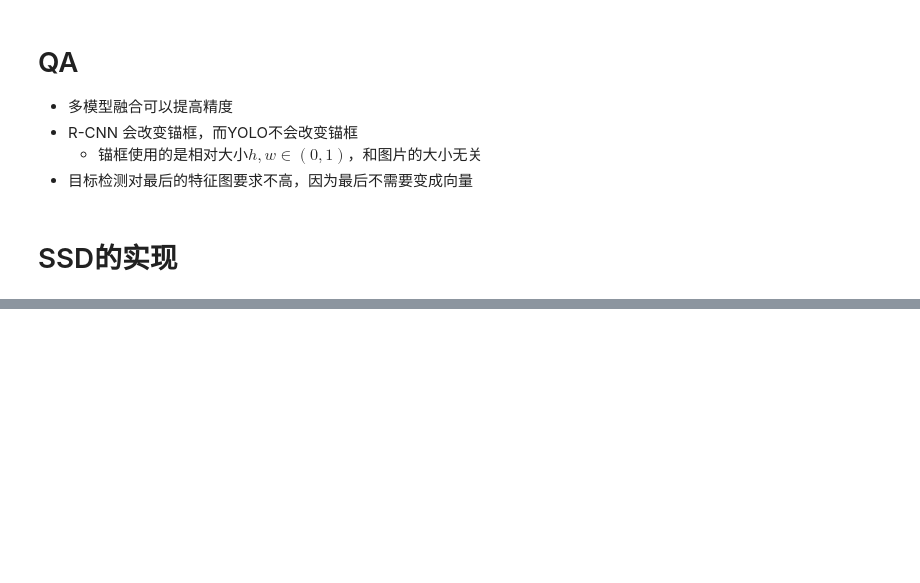
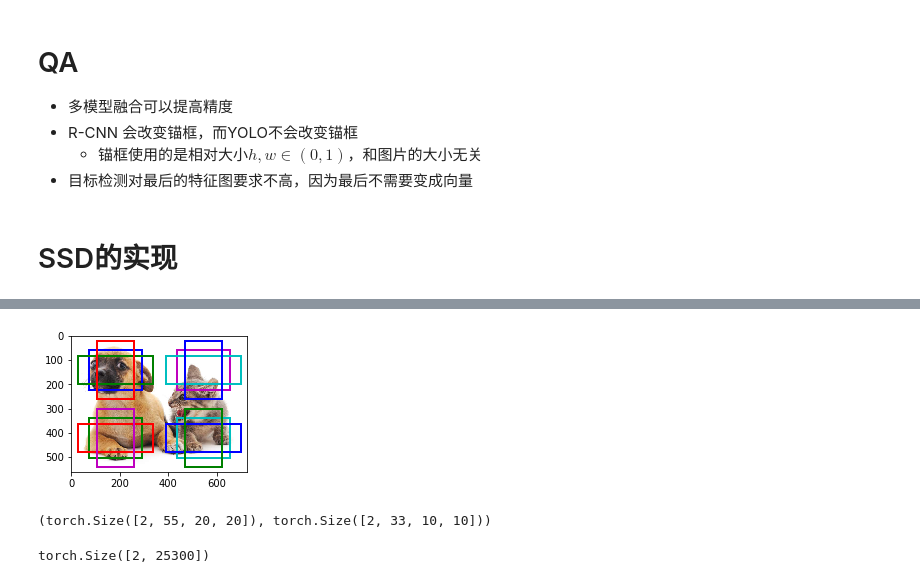
Before and after one commit to maxsola163/d2l_pytorch_note, a Jupyter notebook: pytorch/my_done/30_物体选择算法.ipynb, the cells around one changed output, grey strips where cells are left out. Drawn from its saved outputs; the diff is of its cells as text; code cells hidden in the pictures; blank space fills up the shorter version.

```diff
--- a/pytorch/my_done/30_物体选择算法.ipynb
+++ b/pytorch/my_done/30_物体选择算法.ipynb
@@ -74,0 +104,4 @@ import torch
+# %%
+display_anchors(2, 2, [0.3])
+# %% [output]
+[figure, added]
@@ -74,0 +125,21 @@ import torch
+# %%
+# 连接多尺度预测
+def forward(x, block):
+    return block(x)
+# 只有 batch_size 是不变的 channels_size height width 都会变
+Y1 = forward(torch.zeros((2, 8, 20, 20)), cls_predictor(8, 5, 10))
+Y2 = forward(torch.zeros((2, 16, 10, 10)), cls_predictor(16, 3, 10))
+Y1.shape, Y2.shape
+# %% [output]
+(torch.Size([2, 55, 20, 20]), torch.Size([2, 33, 10, 10]))
+# %%
+def flatten_pred(pred):
+    return torch.flatten(pred.permute(0, 2, 3, 1), start_dim=1)
+    # 使得预测值连续
+
+def concat_preds(preds):
+    return torch.cat([flatten_pred(p) for p in preds], dim=1)
+
+concat_preds([Y1, Y2]).shape
+# %% [output]
+torch.Size([2, 25300])
```
Also changed, not shown: parts of 20 cells of this notebook, 8 other files.
